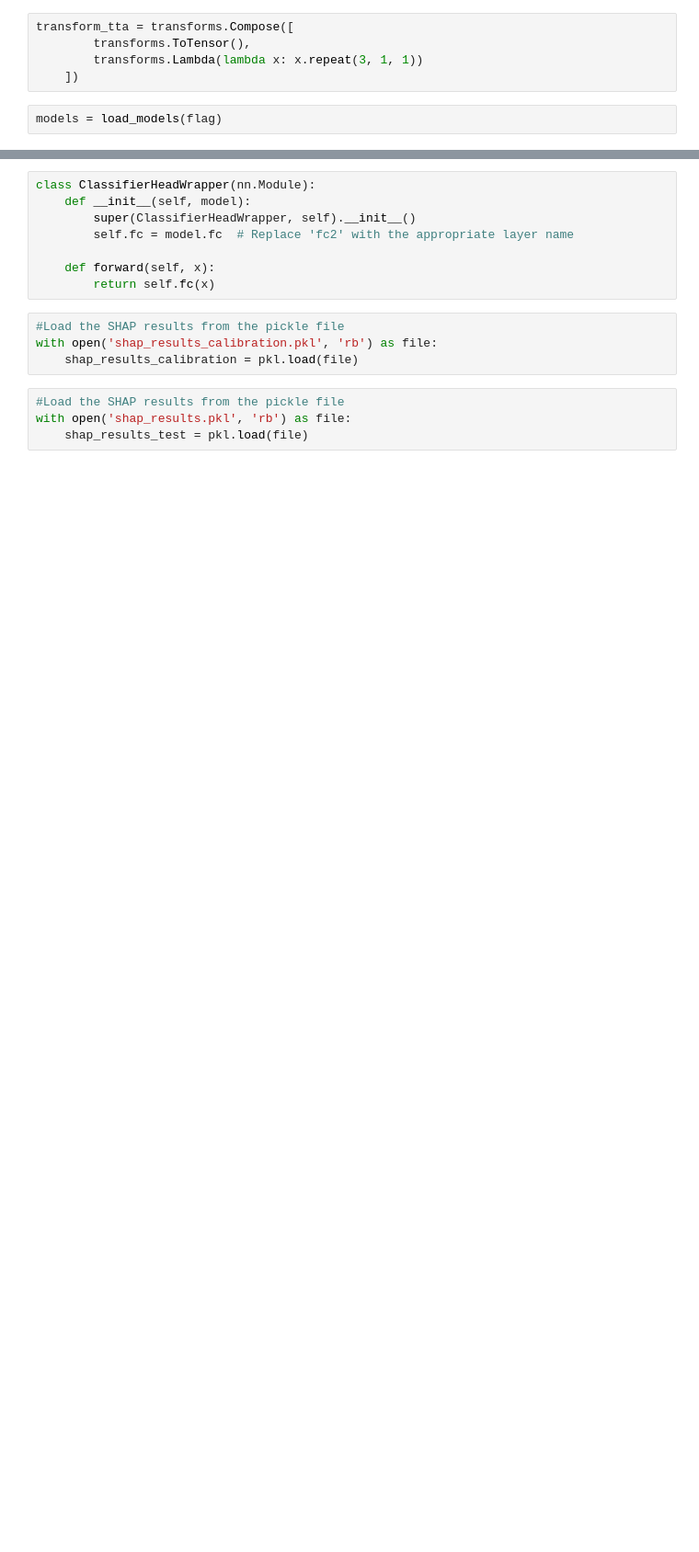
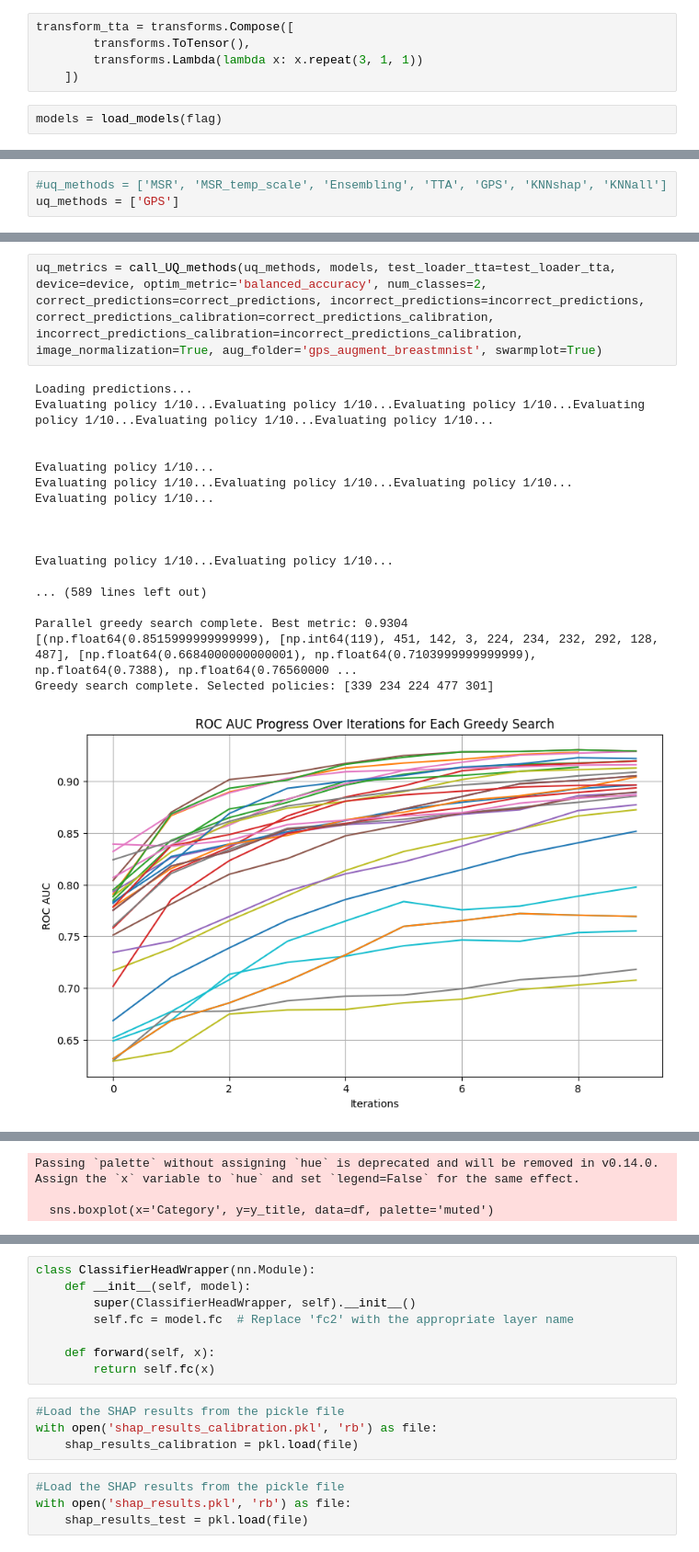
Before and after one commit to pstnmz/UQ_toolbox, a Jupyter notebook: medMNIST/UQ_test_metrics.ipynb, the cells around one changed output, grey strips where cells are left out. Shown at 92% size. Cells and saved outputs as stored; diff of their text form; blank space fills up the shorter version.

Commit message:
test to compute averaging gps policies

```diff
--- a/medMNIST/UQ_test_metrics.ipynb
+++ b/medMNIST/UQ_test_metrics.ipynb
@@ -534,0 +535,3 @@ Specificity: 0.9998
+# %%
+#uq_methods = ['MSR', 'MSR_temp_scale', 'Ensembling', 'TTA', 'GPS', 'KNNshap', 'KNNall']
+uq_methods = ['GPS']
@@ -534,0 +607,21 @@ Specificity: 0.9998
+# %%
+uq_metrics = call_UQ_methods(uq_methods, models, test_loader_tta=test_loader_tta, device=device, optim_metric='balanced_accuracy', num_classes=2, correct_predictions=correct_predictions, incorrect_predictions=incorrect_predictions, correct_predictions_calibration=correct_predictions_calibration, incorrect_predictions_calibration=incorrect_predictions_calibration, image_normalization=True, aug_folder='gps_augment_breastmnist', swarmplot=True)
+# %% [output]
+Loading predictions...
+Evaluating policy 1/10...Evaluating policy 1/10...Evaluating policy 1/10...Evaluating policy 1/10...Evaluating policy 1/10...Evaluating policy 1/10...
+
+
+Evaluating policy 1/10...
+Evaluating policy 1/10...Evaluating policy 1/10...Evaluating policy 1/10...
+Evaluating policy 1/10...
+
+
+
+Evaluating policy 1/10...Evaluating policy 1/10...
+
+... (589 lines left out)
+
+Parallel greedy search complete. Best metric: 0.9304
+[(np.float64(0.8515999999999999), [np.int64(119), 451, 142, 3, 224, 234, 232, 292, 128, 487], [np.float64(0.6684000000000001), np.float64(0.7103999999999999), np.float64(0.7388), np.float64(0.76560000 ...
+Greedy search complete. Selected policies: [339 234 224 477 301]
+[figure, added]
@@ -534,0 +643,3 @@ Specificity: 0.9998
+Passing `palette` without assigning `hue` is deprecated and will be removed in v0.14.0. Assign the `x` variable to `hue` and set `legend=False` for the same effect.
+
+  sns.boxplot(x='Category', y=y_title, data=df, palette='muted')
```
Also changed, not shown: parts of 10 cells of this notebook, 3 other files.
